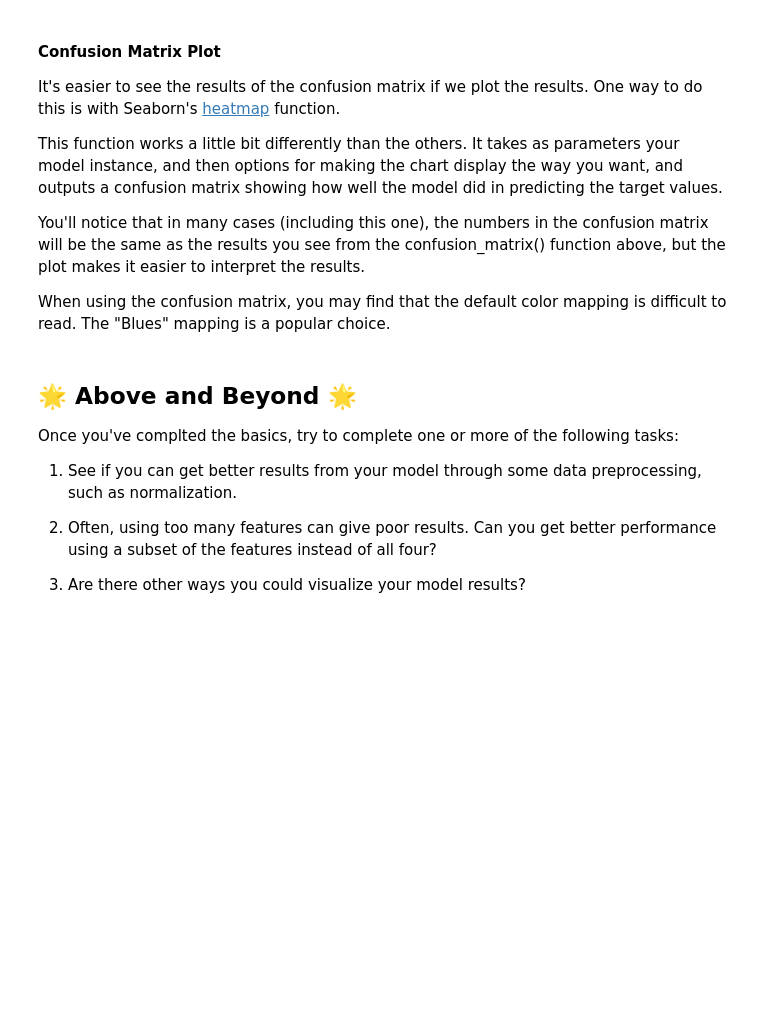
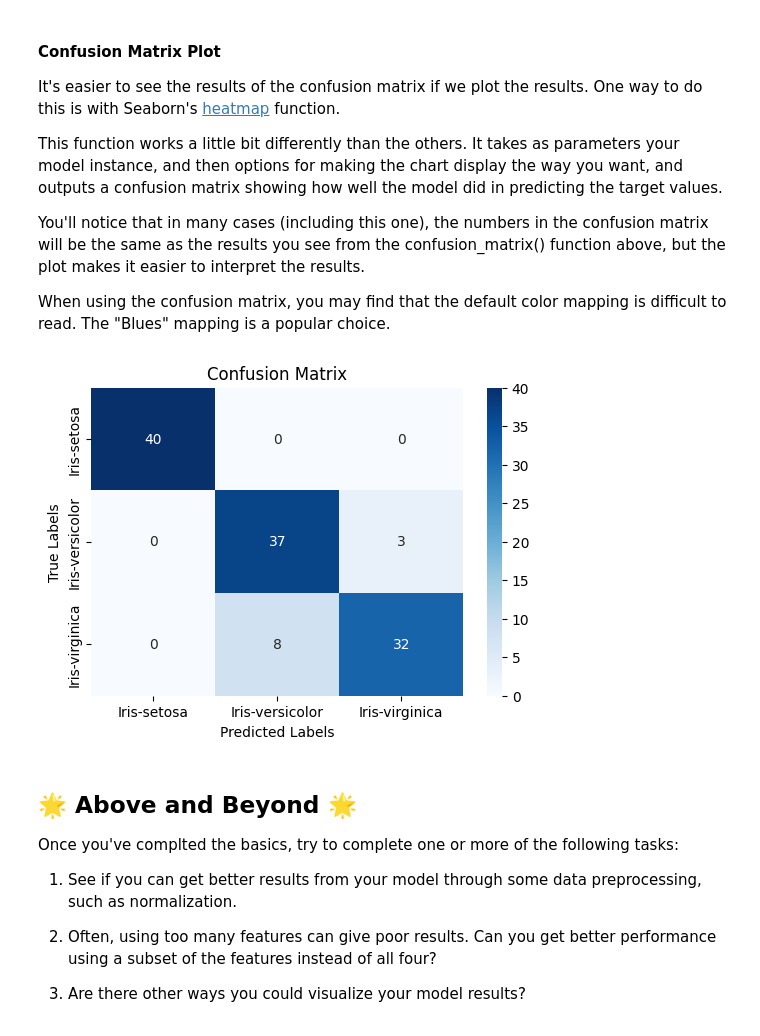
Before and after one commit to M-Merrill676/Machine_Learning, a Jupyter notebook: notebooks/Exploration_04.ipynb, the cells around one changed output. Cells and saved outputs as stored; diff of their text form; code cells hidden in the pictures; blank space fills up the shorter version.

```diff
--- a/notebooks/Exploration_04.ipynb
+++ b/notebooks/Exploration_04.ipynb
@@ -112,7 +112,7 @@ Next we'll create a dataframe called "y" containing the target variable, or the
 # %%
 # Create a new dataframe called y that contians the target we're
 # trying to predict
-y = iris[["species"]]
+y = iris["species"]
 # %% [markdown]
 ### Step 3. Split the data into training and test sets.
 
@@ -134,13 +134,13 @@ For this step, we'll use the [train_test_split()](https://scikit-learn.org/stabl
 import numpy as np
 
 from sklearn.model_selection import train_test_split
-X, y = np.arange(10).reshape((5, 2)), range(5)
-X
+#X, y = np.arange(10).reshape((5, 2)), range(5)
+#X
 
-list(y)
+#list(y)
 
 X_train, X_test, y_train, y_test = train_test_split(
-    X, y, train_size = 0.80, test_size=0.20, random_state=42)
+    X, y, train_size = 0.20, test_size=0.80, random_state=301, shuffle = True, stratify= y)
 # %% [markdown]
 After creating the training and test splits, output the head() of each one and notice how they row numbers have been randomized.
 
@@ -192,7 +255,7 @@ from sklearn.neighbors import KNeighborsClassifier
 # %%
 # Create an instance of the model, configuring it to use the 3 nearest neighbors
 # store the instance in a variable
-clf = KNeighborsClassifier(n_neighbors=3)
+clf = KNeighborsClassifier(n_neighbors=5)
 # %% [markdown]
 ### Step 5: Train the model
 
@@ -267,6 +350,11 @@ We can get this information from the [confusion_matrix](https://scikit-learn.org
 # %%
 # Import the confusion_matrix function and use it to generate a confusion
 # matrix of our model results.
+# Create the confusion matrix
+from sklearn.metrics import confusion_matrix
+import seaborn as sns
+import matplotlib.pyplot as plt
+cm = confusion_matrix(y_test, predictions)
 # %% [markdown]
 #### Confusion Matrix Plot
 
@@ -282,3 +368,13 @@ When using the confusion matrix, you may find that the default color mapping is
+# %%
+# Create a Seaborn heatmap
+plt.figure(figsize=(6,4))
+sns.heatmap(cm, annot=True, fmt="d", cmap="Blues", xticklabels=clf.classes_, yticklabels=clf.classes_)
+plt.xlabel("Predicted Labels")
+plt.ylabel("True Labels")
+plt.title("Confusion Matrix")
+plt.show()
+# %% [output]
+[figure, added]
 # %% [markdown]
 ## 🌟 Above and Beyond 🌟
 
```
Also changed, not shown: parts of 13 cells of this notebook.
